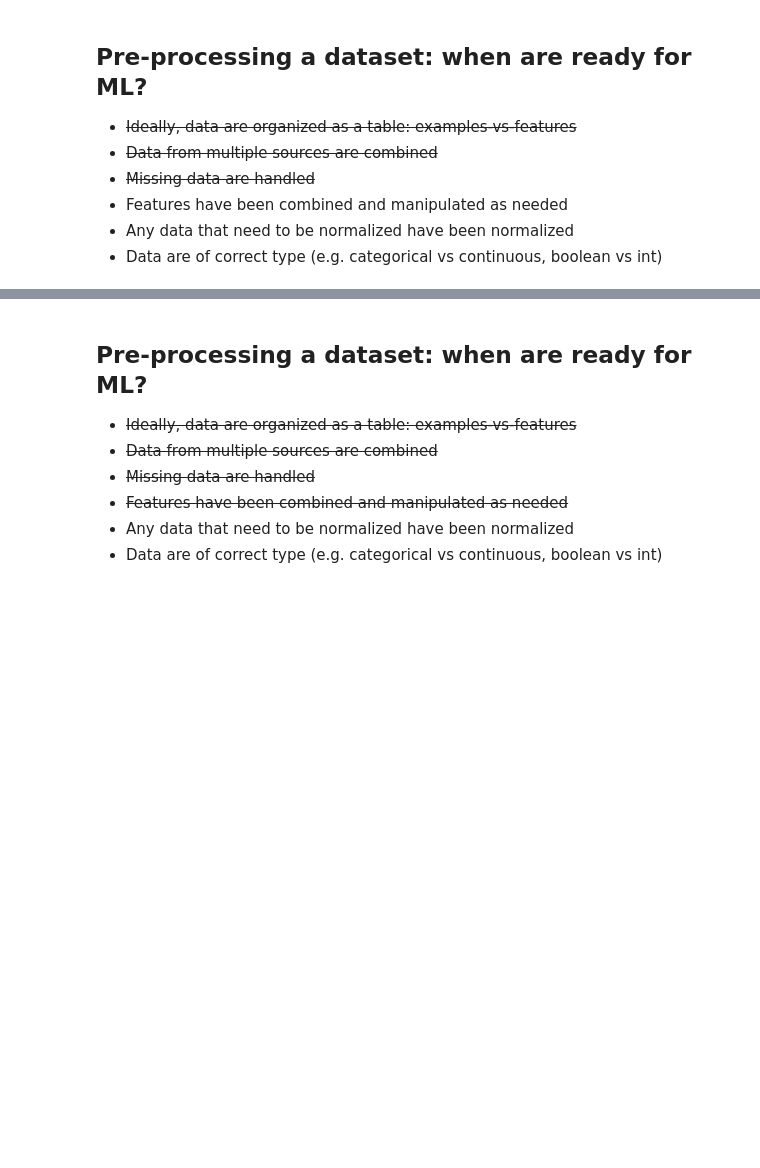
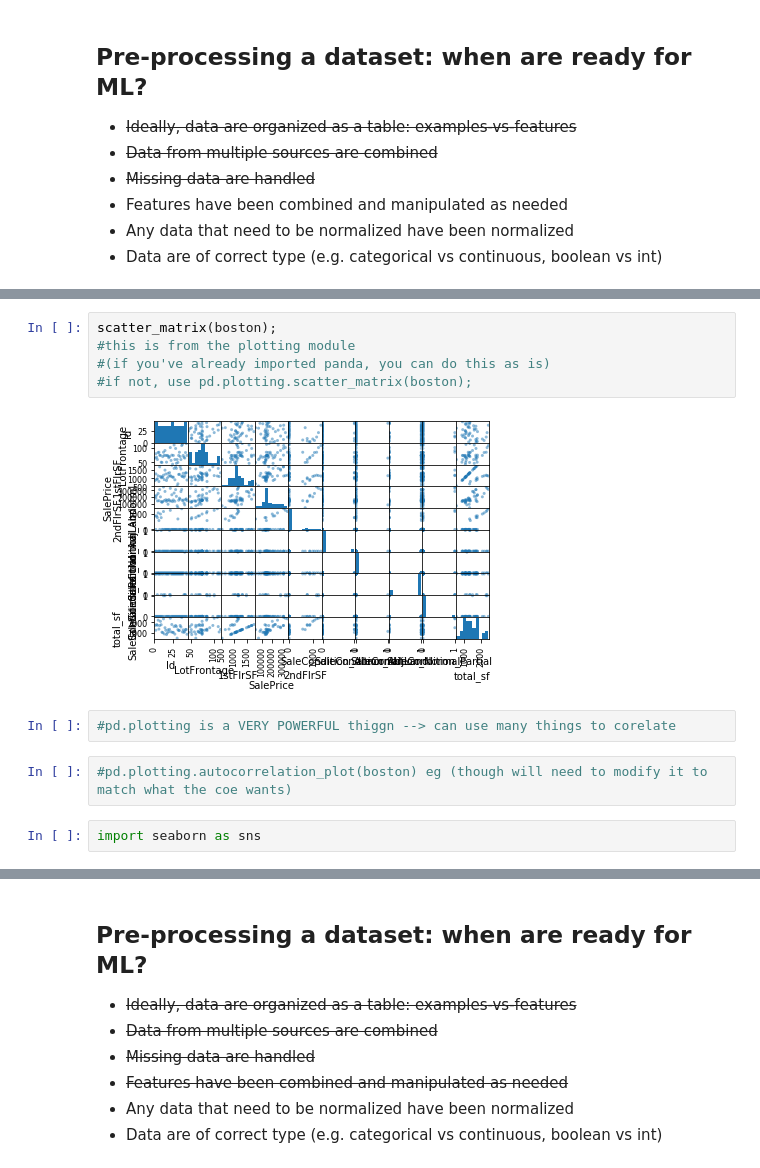
Before and after one commit to lichtend/fall2019, a Jupyter notebook: week3/Week3.ipynb, the cells around one changed output, grey strips where cells are left out. Drawn from its saved outputs; the diff is of its cells as text; blank space fills up the shorter version.

```diff
--- a/week3/Week3.ipynb
+++ b/week3/Week3.ipynb
@@ -640,0 +780,13 @@ array([[ 65.        ],
+# %%
+scatter_matrix(boston);
+#this is from the plotting module
+#(if you've already imported panda, you can do this as is)
+#if not, use pd.plotting.scatter_matrix(boston);
+# %% [output]
+[figure, added]
+# %%
+#pd.plotting is a VERY POWERFUL thiggn --> can use many things to corelate
+# %%
+#pd.plotting.autocorrelation_plot(boston) eg (though will need to modify it to match what the coe wants)
+# %%
+import seaborn as sns
```
Also changed, not shown: parts of 50 cells of this notebook.
